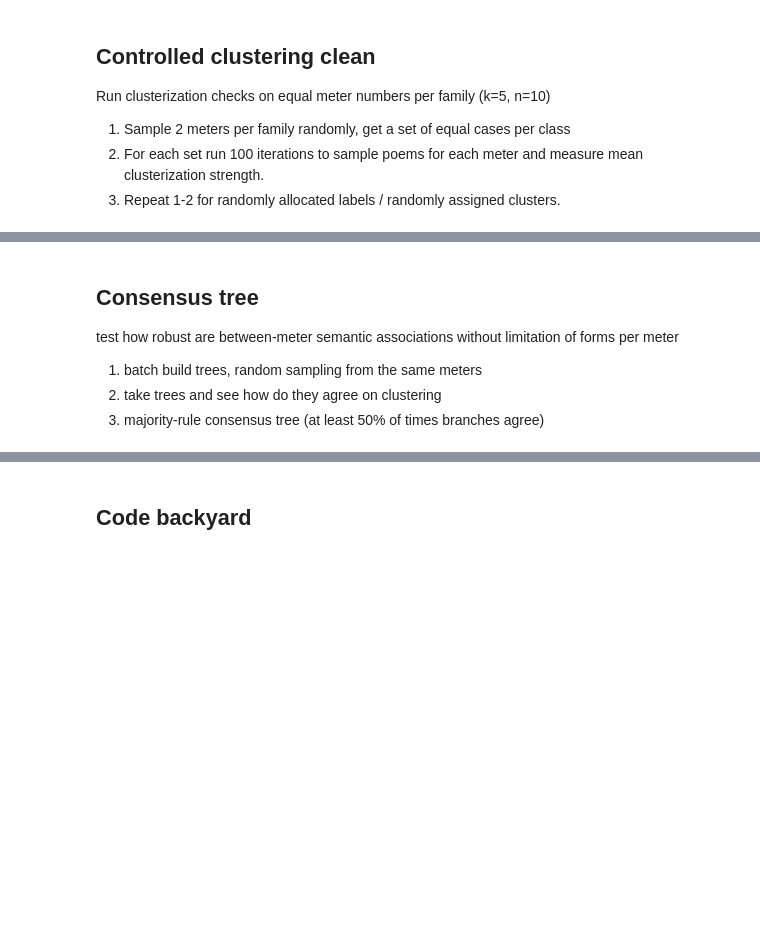
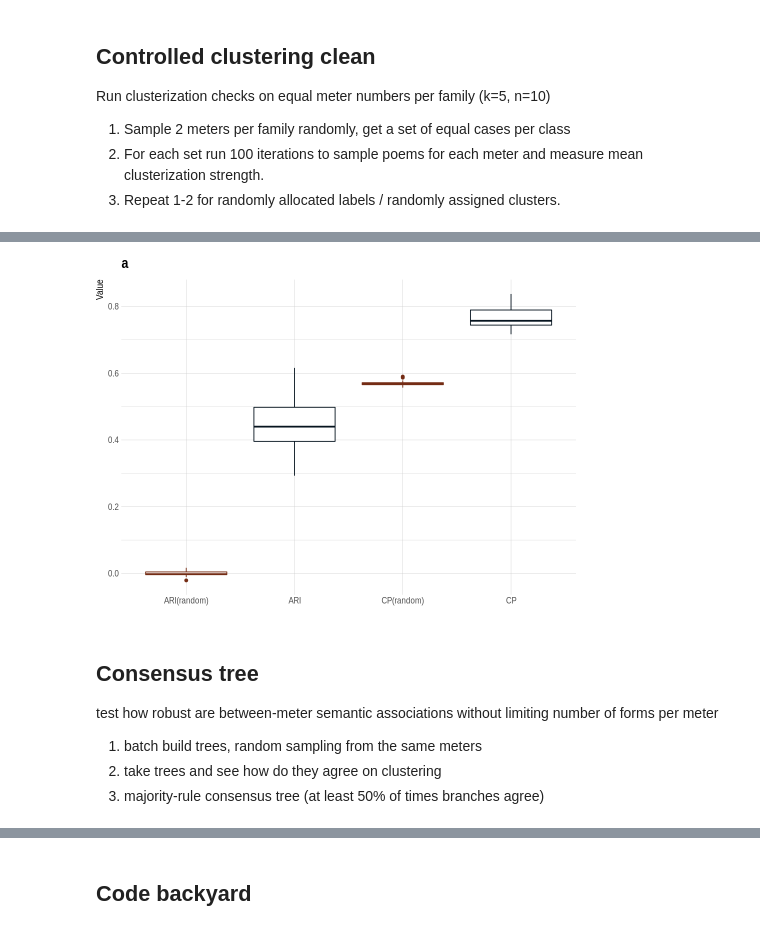
Before and after one commit to perechen/semantic_halo_rus, a Jupyter notebook: 02_similarities_between.ipynb, the cells around one changed output, grey strips where cells are left out. Drawn from its saved outputs; the diff is of its cells as text; code cells hidden in the pictures; blank space fills up the shorter version.

```diff
--- a/02_similarities_between.ipynb
+++ b/02_similarities_between.ipynb
@@ -172,7 +242,11 @@ ari_between = clust_res  %>%
+# %%
+ari_between
+# %% [output]
+[figure, added]
 # %% [markdown]
 ## Consensus tree
 
-test how robust are between-meter semantic associations without limitation of forms per meter
+test how robust are between-meter semantic associations without limiting number of forms per meter
 
 1) batch build trees, random sampling from the same meters
 2) take trees and see how do they agree on clustering
```
Also changed, not shown: parts of 8 cells of this notebook, 15 other files.
